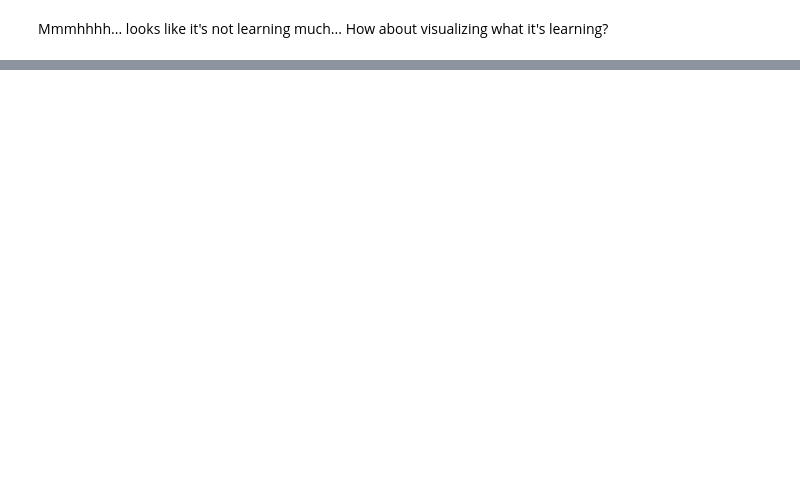
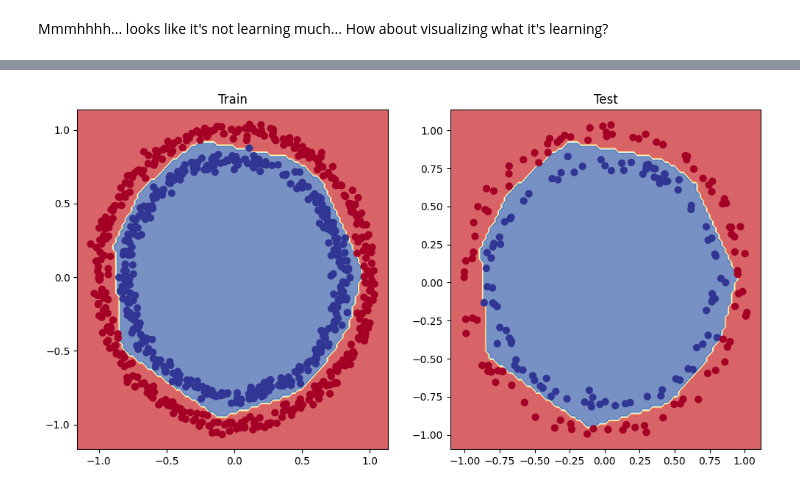
Before and after one commit to MatteoFalcioni/PyTorch_basics, a Jupyter notebook: classification.ipynb, the cells around one changed output, grey strips where cells are left out. Cells and saved outputs as stored; diff of their text form; code cells hidden in the pictures; blank space fills up the shorter version.

```diff
--- a/classification.ipynb
+++ b/classification.ipynb
@@ -410,0 +773,3 @@ Probably because we are only learning thorugh linear layers
+# %%
+nonlinear_model = nonlinear_model.to(device)
+train_loss, eval_loss, train_acc, eval_acc = train_model(nonlinear_model, X_train, X_test, y_train, y_test, epochs, optimizer, loss_fn)
@@ -410,0 +794,11 @@ Probably because we are only learning thorugh linear layers
+# %%
+# Plot decision boundaries for training and test sets
+plt.figure(figsize=(12, 6))
+plt.subplot(1, 2, 1)
+plt.title("Train")
+plot_decision_boundary(nonlinear_model, X_train, y_train)
+plt.subplot(1, 2, 2)
+plt.title("Test")
+plot_decision_boundary(nonlinear_model, X_test, y_test)
+# %% [output]
+[figure, added]
```
Also changed, not shown: parts of 43 cells of this notebook.
